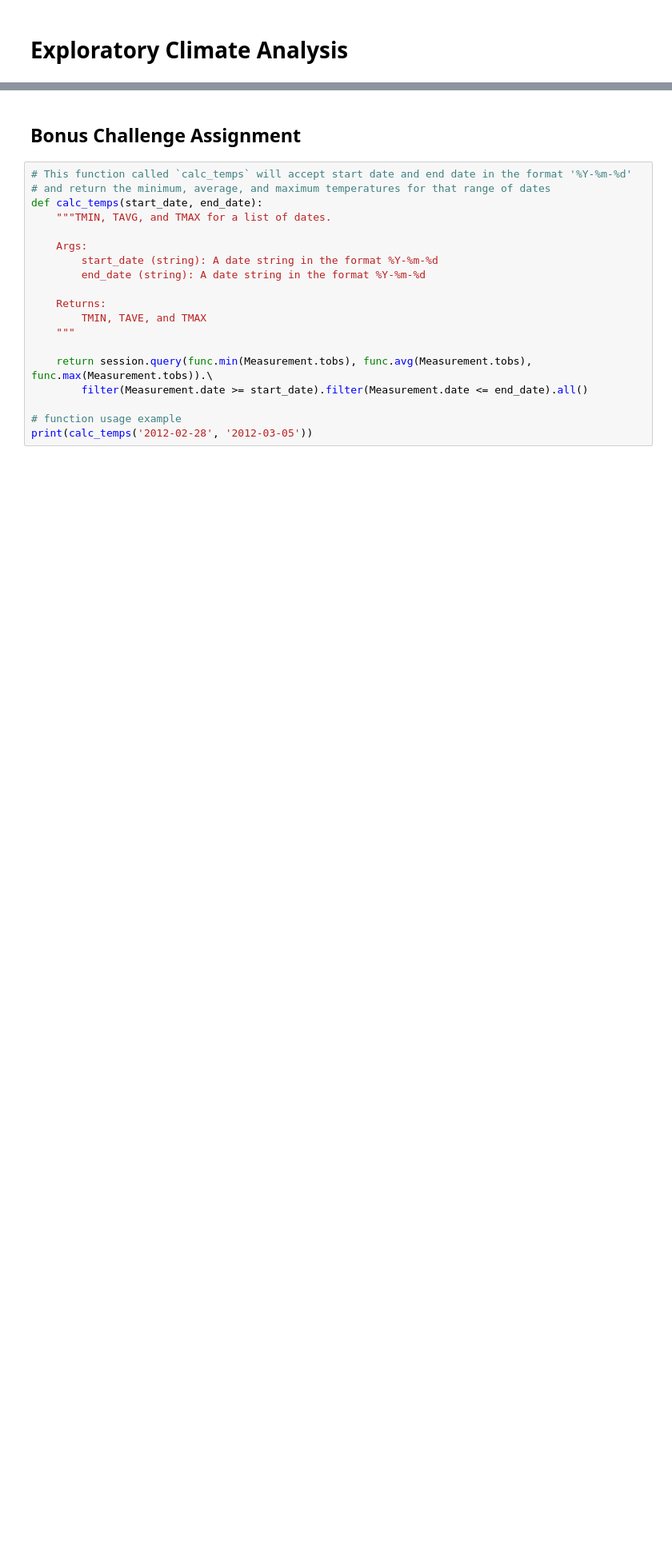
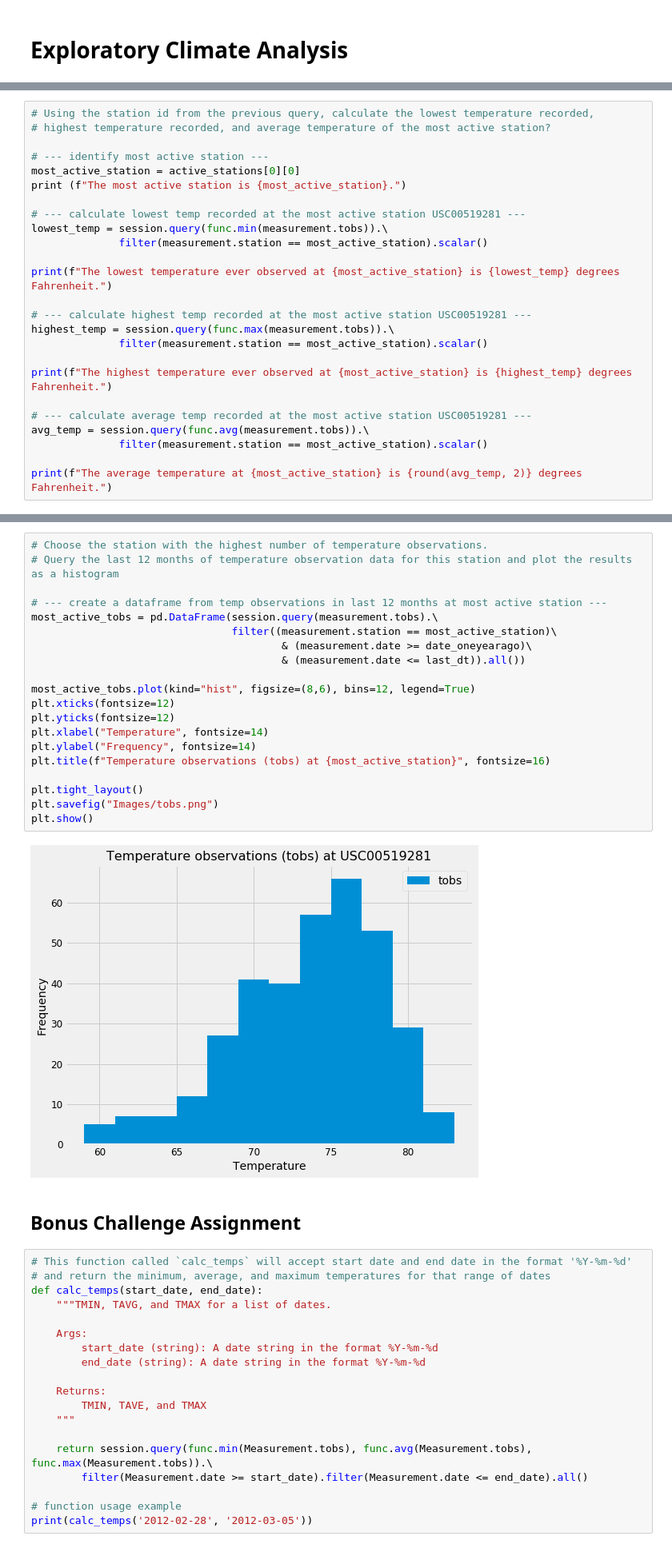
Before and after one commit to neha-nayeem/sqlalchemy-challenge, a Jupyter notebook: climate-analysis.ipynb, the cells around one changed output, grey strips where cells are left out. Shown at 80% size. Cells and saved outputs as stored; diff of their text form; blank space fills up the shorter version.

```diff
--- a/climate-analysis.ipynb
+++ b/climate-analysis.ipynb
@@ -58,0 +165,25 @@ engine = create_engine("sqlite:///Resources/hawaii.sqlite")
+# %%
+# Using the station id from the previous query, calculate the lowest temperature recorded,
+# highest temperature recorded, and average temperature of the most active station?
+
+# --- identify most active station ---
+most_active_station = active_stations[0][0]
+print (f"The most active station is {most_active_station}.")
+
+# --- calculate lowest temp recorded at the most active station USC00519281 ---
+lowest_temp = session.query(func.min(measurement.tobs)).\
+              filter(measurement.station == most_active_station).scalar()
+
+print(f"The lowest temperature ever observed at {most_active_station} is {lowest_temp} degrees Fahrenheit.")
+
+# --- calculate highest temp recorded at the most active station USC00519281 ---
+highest_temp = session.query(func.max(measurement.tobs)).\
+              filter(measurement.station == most_active_station).scalar()
+
+print(f"The highest temperature ever observed at {most_active_station} is {highest_temp} degrees Fahrenheit.")
+
+# --- calculate average temp recorded at the most active station USC00519281 ---
+avg_temp = session.query(func.avg(measurement.tobs)).\
+              filter(measurement.station == most_active_station).scalar()
+
+print(f"The average temperature at {most_active_station} is {round(avg_temp, 2)} degrees Fahrenheit.")
@@ -59,3 +195,25 @@ engine = create_engine("sqlite:///Resources/hawaii.sqlite")
+# %%
+# Choose the station with the highest number of temperature observations.
+# Query the last 12 months of temperature observation data for this station and plot the results as a histogram
+
+# --- create a dataframe from temp observations in last 12 months at most active station ---
+most_active_tobs = pd.DataFrame(session.query(measurement.tobs).\
+                                filter((measurement.station == most_active_station)\
+                                        & (measurement.date >= date_oneyearago)\
+                                        & (measurement.date <= last_dt)).all())
+
+most_active_tobs.plot(kind="hist", figsize=(8,6), bins=12, legend=True)
+plt.xticks(fontsize=12)
+plt.yticks(fontsize=12)
+plt.xlabel("Temperature", fontsize=14)
+plt.ylabel("Frequency", fontsize=14)
+plt.title(f"Temperature observations (tobs) at {most_active_station}", fontsize=16)
+
+plt.tight_layout()
+plt.savefig("Images/tobs.png")
+plt.show()
+# %% [output]
+[figure, added]
 # %% [markdown]
 ## Bonus Challenge Assignment
 # %%
```
Also changed, not shown: parts of 22 cells of this notebook, 3 other files.
